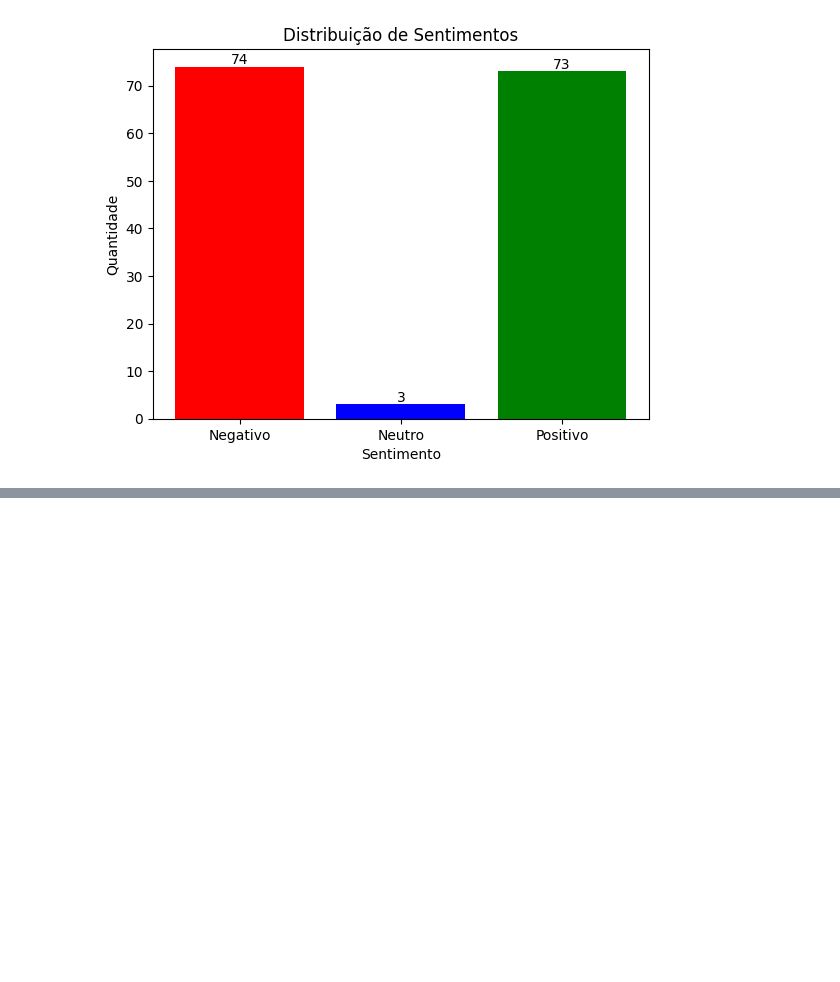
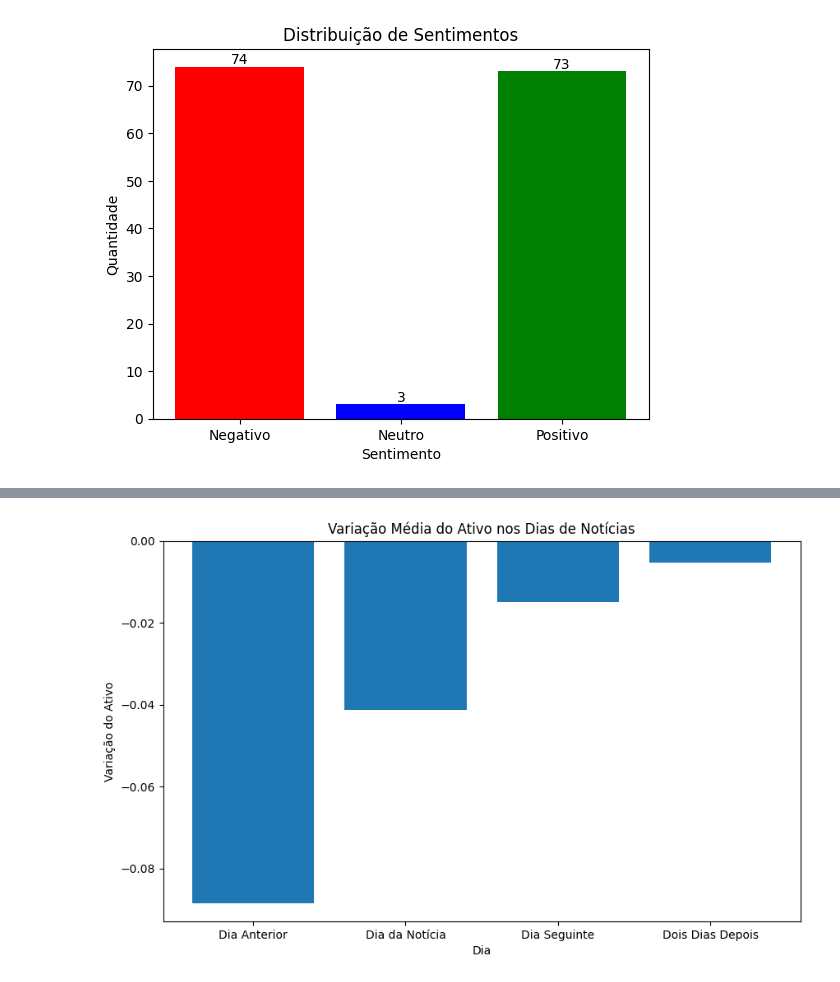
Before and after one commit to staubjoao/analise_sentimentos_financeiro, a Jupyter notebook: analise.ipynb, the cells around one changed output, grey strips where cells are left out. Cells and saved outputs as stored; diff of their text form; code cells hidden in the pictures; blank space fills up the shorter version.

```diff
--- a/analise.ipynb
+++ b/analise.ipynb
@@ -146,2 +153,19 @@ print(dados[['url', 'sent_proc_3_texto']])
 
 [150 rows x 2 columns]
+# %%
+# Calcular a variação para cada dia
+dados['var_dia_anterior'] = dados['fechamentoDiaAtual'] - dados['aberturaDiaAnterior']
+dados['var_dia_da_noticia'] = dados['fechamentoDiaAtual'] - dados['aberturaDiaAtual']
+dados['var_dia_seguinte'] = dados['fechamentoDiaSeguinte'] - dados['aberturaDiaSeguinte']
+dados['var_dois_dias_depois'] = dados['fechamento2Dias'] - dados['abertura2Dias']
+
+# Criar um gráfico de barras para mostrar as variações
+plt.figure(figsize=(10, 6))
+plt.bar(['Dia Anterior', 'Dia da Notícia', 'Dia Seguinte', 'Dois Dias Depois'],
+        [dados['var_dia_anterior'].mean(), dados['var_dia_da_noticia'].mean(), dados['var_dia_seguinte'].mean(), dados['var_dois_dias_depois'].mean()])
+plt.xlabel('Dia')
+plt.ylabel('Variação do Ativo')
+plt.title('Variação Média do Ativo nos Dias de Notícias')
+plt.show()
+# %% [output]
+[figure, added]
```
Also changed, not shown: parts of 6 cells of this notebook, 3 other files.
